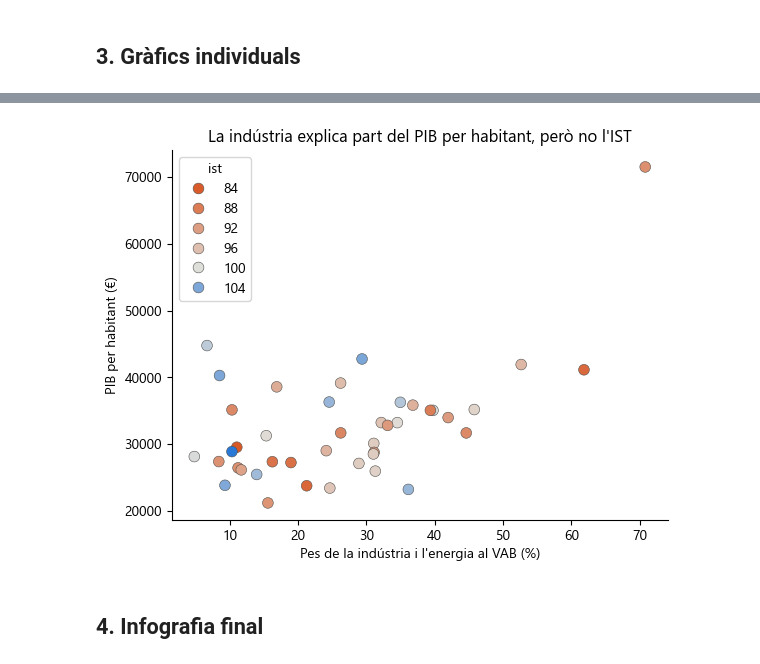
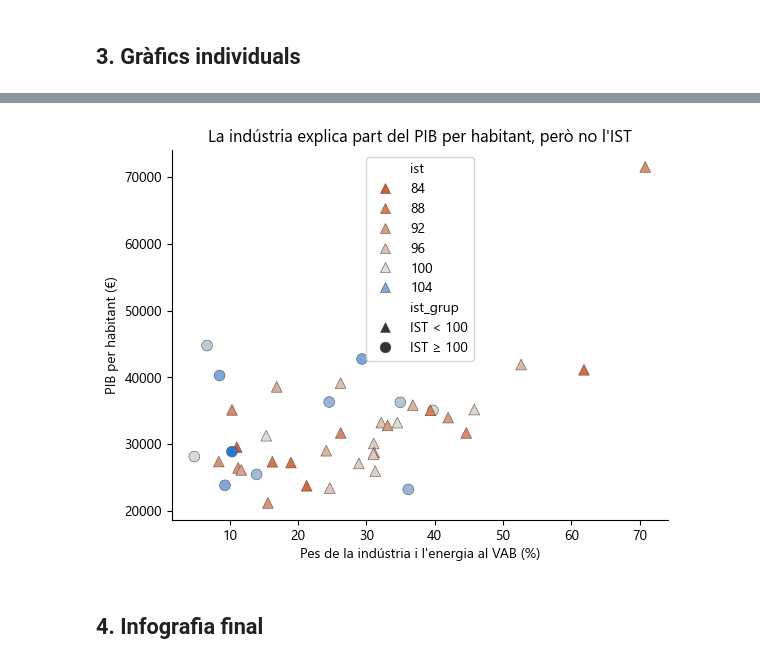
Before and after one commit to uriferret/idescat-economic-report, a Jupyter notebook: python/informe_economic.ipynb, the cells around one changed output, grey strips where cells are left out. Cells and saved outputs as stored; diff of their text form; code cells hidden in the pictures.

```diff
--- a/python/informe_economic.ipynb
+++ b/python/informe_economic.ipynb
@@ -250,16 +250,19 @@ plt.show()
 # %%
 # Divergent centrat en 100 (Catalunya): taronja per sota, blau per sobre, gris al mig
 ist_cmap = LinearSegmentedColormap.from_list("ist", ["#d95926", "#e0dfda", "#2a78d6"])
 ist_norm = TwoSlopeNorm(vmin=comarques["ist"].min(), vcenter=100, vmax=comarques["ist"].max())
 
 fig, ax = plt.subplots()
+# Forma a més del color: cercle si l'IST és ≥ 100, triangle si és < 100 (WCAG 1.4.1)
+comarques["ist_grup"] = np.where(comarques["ist"] >= 100, "IST ≥ 100", "IST < 100")
+MARQUES = {"IST ≥ 100": "o", "IST < 100": "^"}
 sns.scatterplot(data=comarques, x="ind_pct", y="pib_hab", hue="ist", hue_norm=ist_norm,
-                palette=ist_cmap, edgecolor="#52514e", linewidth=0.4, s=60, ax=ax)
+                style="ist_grup", markers=MARQUES, palette=ist_cmap, edgecolor="#52514e", linewidth=0.4, s=60, ax=ax)
 ax.set(title="La indústria explica part del PIB per habitant, però no l'IST",
        xlabel="Pes de la indústria i l'energia al VAB (%)", ylabel="PIB per habitant (€)")
 plt.show()
 # %% [output]
-[figure, old version]
+[figure, new version]
 # %% [markdown]
 ## 4. Infografia final
 # %%
```
Also changed, not shown: parts of 5 cells of this notebook, 57 other files.
